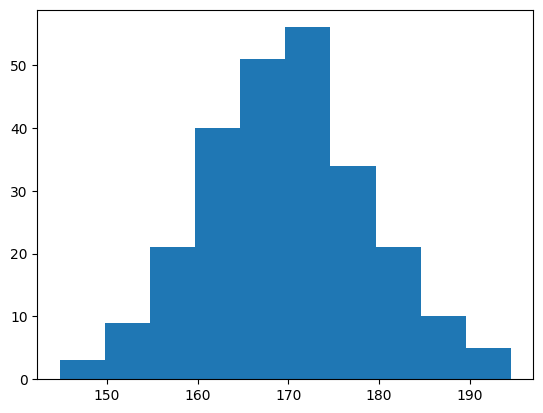
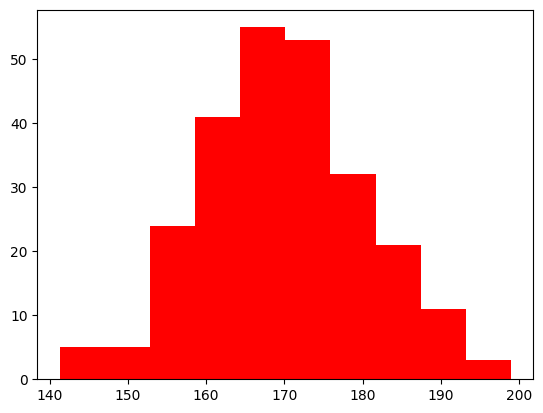
Unified diff of the notebook cell whose output changed from the first chart to the second:
--- before
+++ after
@@ -1,4 +1,4 @@
 data = np.random.normal(170,10,250)
 
-plt.hist(data)
+plt.hist(data,color="r")
 plt.show()

Commit: seaborn